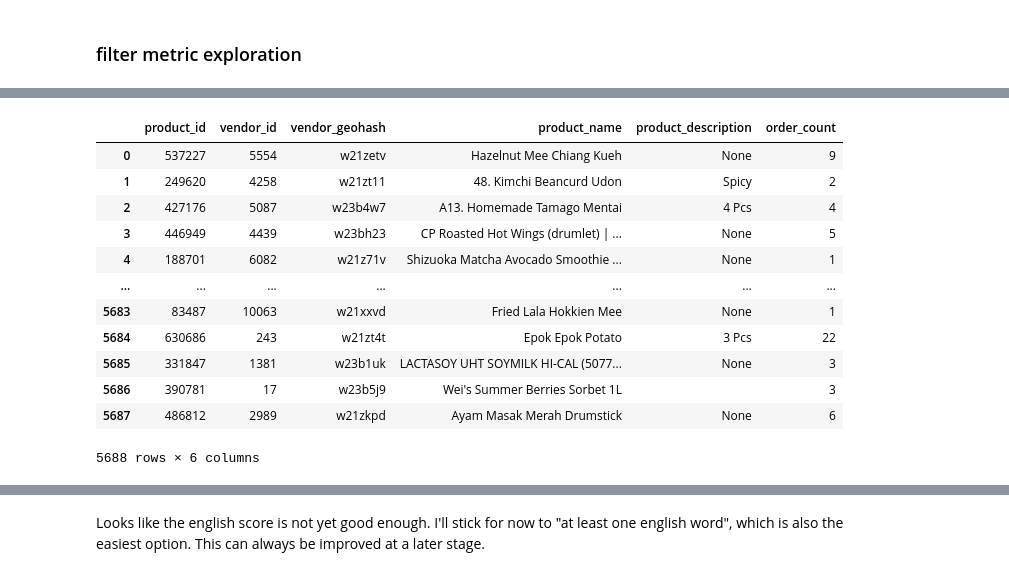
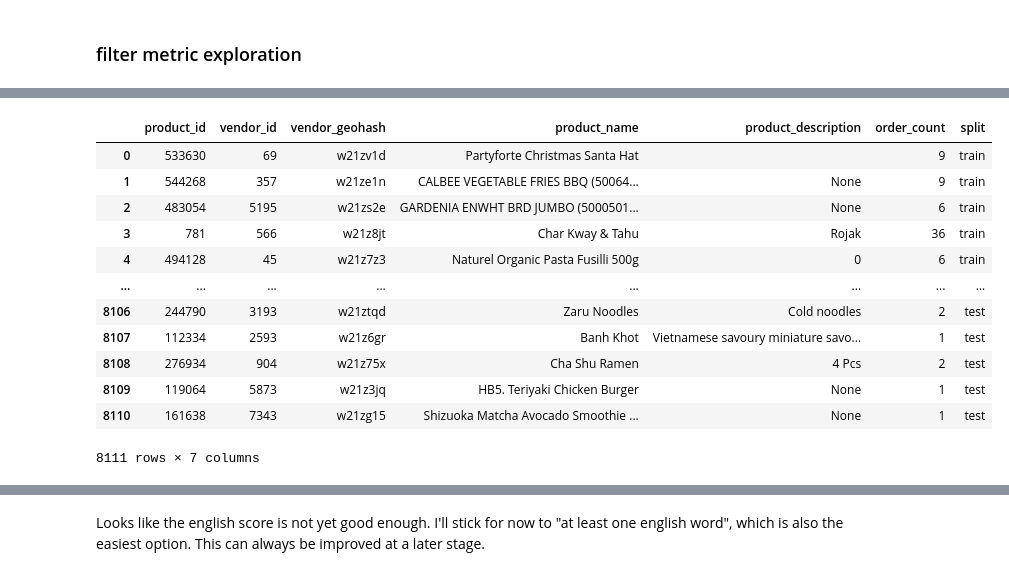
Before and after one commit to cb-314/vendor_challenge, a Jupyter notebook: vendor_challenge.ipynb, the cells around one changed output, grey strips where cells are left out. Cells and saved outputs as stored; diff of their text form; code cells hidden in the pictures.

```diff
--- a/vendor_challenge.ipynb
+++ b/vendor_challenge.ipynb
@@ -226,8 +244,7 @@ products_description_token_df["idx"] = products_description_token_df.groupby(pri
 # %%
 # stemming which we will need later for word2vec
 snowball = nltk.stem.SnowballStemmer(language="english")
-products_name_token_df["text_tokens_stemmed"] = products_name_token_df["text_tokens"].apply(lambda x: snowball.stem(x))
-products_description_token_df["text_tokens_stemmed"] = products_description_token_df["text_tokens"].apply(lambda x: snowball.stem(x))
+products_text_token_df["text_tokens_stemmed"] = products_text_token_df["text_tokens"].apply(lambda x: snowball.stem(x))
 # %% [markdown]
 ## filter english items
 # %% [markdown]
@@ -237,5 +254,4 @@ The general idea here is to count the fraction of english words in name and desc
 # %%
 # check if text_tokens are in words corpus
 words = nltk.corpus.words.words()
-products_name_token_df["is_english"] = products_name_token_df["text_tokens"].isin(words)
-products_description_token_df["is_english"] = products_description_token_df["text_tokens"].isin(words)
+products_text_token_df["is_english"] = products_text_token_df["text_tokens"].isin(words)
@@ -268,8 +258,26 @@ for col in ["name_is_english", "name_n_words", "description_is_english", "descri
+# %%
+# count english words and total words and add it back to all items
+products_english_df = pd.merge(
+    products_text_token_df.groupby(text_keys)["is_english"].sum().reset_index().rename({"is_english": "n_english"}, axis=1),
+    products_text_token_df.groupby(text_keys)["is_english"].size().reset_index().rename({"is_english": "n_words"}, axis=1),
+    on=text_keys,
+    how="outer"
+  )
+
+# pivot and fill na with 0 as we are dealing with counts
+products_english_df = products_english_df.pivot(index = primary_keys, columns="source", values=["n_english", "n_words"])
+products_english_df = products_english_df.fillna(0)
+
+# concat column names
+products_english_df.columns = [('{0}_{1}'.format(*tup)) for tup in products_english_df.columns]
+
+# reset index
+products_english_df = products_english_df.reset_index()
 # %%
 # calculate the actual frequency = score
-products_english_df["total_is_english"] = products_english_df["name_is_english"] + products_english_df["description_is_english"]
-products_english_df["total_n_words"] = products_english_df["name_n_words"] + products_english_df["description_n_words"]
-products_english_df["english_score"] = products_english_df["total_is_english"] / products_english_df["total_n_words"]
+products_english_df["n_english_total"] = products_english_df["n_english_description"] + products_english_df["n_english_name"]
+products_english_df["n_words_total"] = products_english_df["n_words_description"] + products_english_df["n_words_name"]
+products_english_df["english_score"] = products_english_df["n_english_total"] / products_english_df["n_words_total"]
 # %%
 # drop ones with no english score
 products_english_df = products_english_df[~products_english_df["english_score"].isna()]
@@ -315,17 +319,18 @@ plt.show()
 # %%
-products_sample_raw_train_df.merge(products_english_df[(products_english_df["english_score"] > 0.2) & (products_english_df["english_score"] < 0.3)][primary_keys], on=primary_keys, how="inner")
+# original text in score window
+products_sample_raw_train_test_df.merge(products_english_df[(products_english_df["english_score"] > 0.2) & (products_english_df["english_score"] < 0.3)][primary_keys], on=primary_keys, how="inner")
 # %% [output]
-|  | product_id | vendor_id | vendor_geohash | product_name | product_description | order_count |
-| 0 | 537227 | 5554 | w21zetv | Hazelnut Mee Chiang Kueh | None | 9 |
-| 1 | 249620 | 4258 | w21zt11 | 48. Kimchi Beancurd Udon | Spicy | 2 |
-| 2 | 427176 | 5087 | w23b4w7 | A13. Homemade Tamago Mentai | 4 Pcs | 4 |
-| 3 | 446949 | 4439 | w23bh23 | CP Roasted Hot Wings (drumlet) | ... | None | 5 |
-| 4 | 188701 | 6082 | w21z71v | Shizuoka Matcha Avocado Smoothie ... | None | 1 |
-| ... | ... | ... | ... | ... | ... | ... |
-| 5683 | 83487 | 10063 | w21xxvd | Fried Lala Hokkien Mee | None | 1 |
-| 5684 | 630686 | 243 | w21zt4t | Epok Epok Potato | 3 Pcs | 22 |
-| 5685 | 331847 | 1381 | w23b1uk | LACTASOY UHT SOYMILK HI-CAL (5077... | None | 3 |
-| 5686 | 390781 | 17 | w23b5j9 | Wei's Summer Berries Sorbet 1L |  | 3 |
-| 5687 | 486812 | 2989 | w21zkpd | Ayam Masak Merah Drumstick | None | 6 |
+|  | product_id | vendor_id | vendor_geohash | product_name | product_description | order_count | split |
+| 0 | 533630 | 69 | w21zv1d | Partyforte Christmas Santa Hat |  | 9 | train |
+| 1 | 544268 | 357 | w21ze1n | CALBEE VEGETABLE FRIES BBQ (50064... | None | 9 | train |
+| 2 | 483054 | 5195 | w21zs2e | GARDENIA ENWHT BRD JUMBO (5000501... | None | 6 | train |
+| 3 | 781 | 566 | w21z8jt | Char Kway & Tahu | Rojak | 36 | train |
+| 4 | 494128 | 45 | w21z7z3 | Naturel Organic Pasta Fusilli 500g | 0 | 6 | train |
+| ... | ... | ... | ... | ... | ... | ... | ... |
+| 8106 | 244790 | 3193 | w21ztqd | Zaru Noodles | Cold noodles | 2 | test |
+| 8107 | 112334 | 2593 | w21z6gr | Banh Khot | Vietnamese savoury miniature savo... | 1 | test |
+| 8108 | 276934 | 904 | w21z75x | Cha Shu Ramen | 4 Pcs | 2 | test |
+| 8109 | 119064 | 5873 | w21z3jq | HB5. Teriyaki Chicken Burger | None | 1 | test |
+| 8110 | 161638 | 7343 | w21zg15 | Shizuoka Matcha Avocado Smoothie ... | None | 1 | test |
-5688 rows × 6 columns
+8111 rows × 7 columns
 # %%
```
Also changed, not shown: parts of 55 cells of this notebook.
